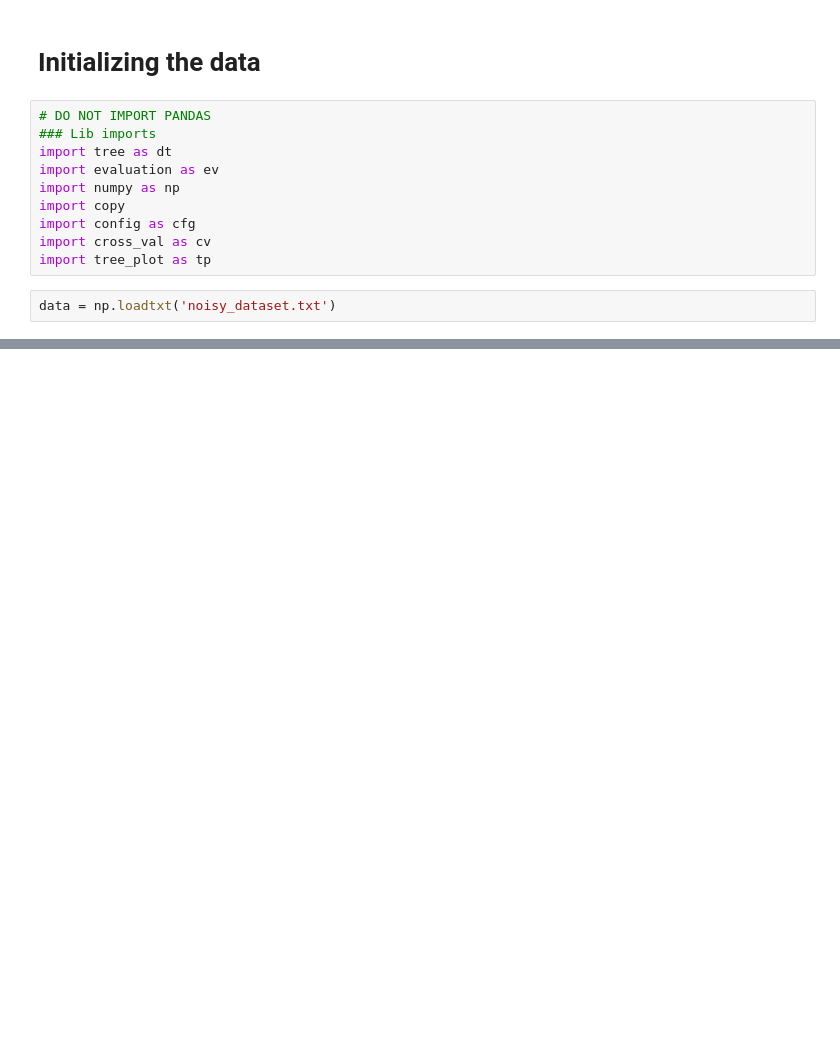
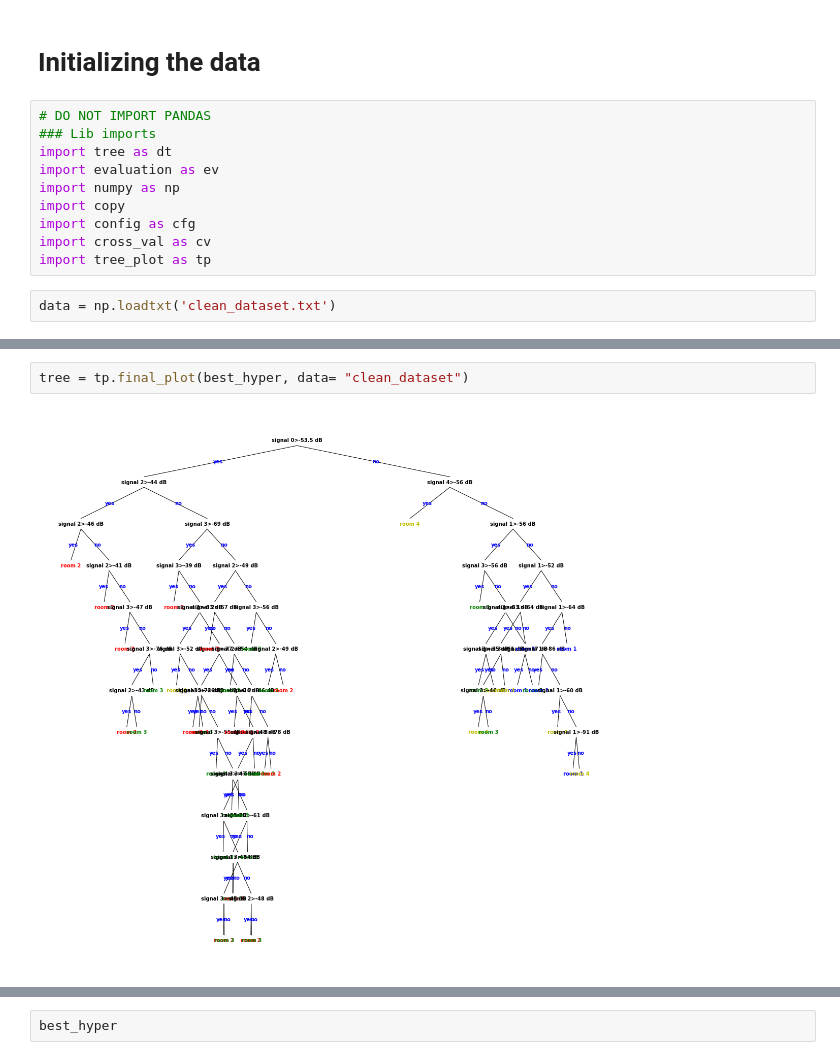
Before and after one commit to ludomitch/decision_tree, a Jupyter notebook: Final.ipynb, the cells around one changed output, grey strips where cells are left out. Drawn from its saved outputs; the diff is of its cells as text; blank space fills up the shorter version.

```diff
--- a/Final.ipynb
+++ b/Final.ipynb
@@ -11,7 +11,7 @@ import config as cfg
 import cross_val as cv
 import tree_plot as tp
 # %%
-data = np.loadtxt('noisy_dataset.txt')
+data = np.loadtxt('clean_dataset.txt')
 # %%
 best_hyper, F1_score, err_all_hyperparams = cv.param_tuning(data, folds=10, test_percentage=0.1)
 # %% [output]
@@ -43,0 +38,4 @@ tp.final_plot(best_hyper)
+# %%
+tree = tp.final_plot(best_hyper, data= "clean_dataset")
+# %% [output]
+[figure, added]
@@ -43,0 +43,2 @@ tp.final_plot(best_hyper)
+# %%
+best_hyper
```
Also changed, not shown: parts of 4 cells of this notebook.
